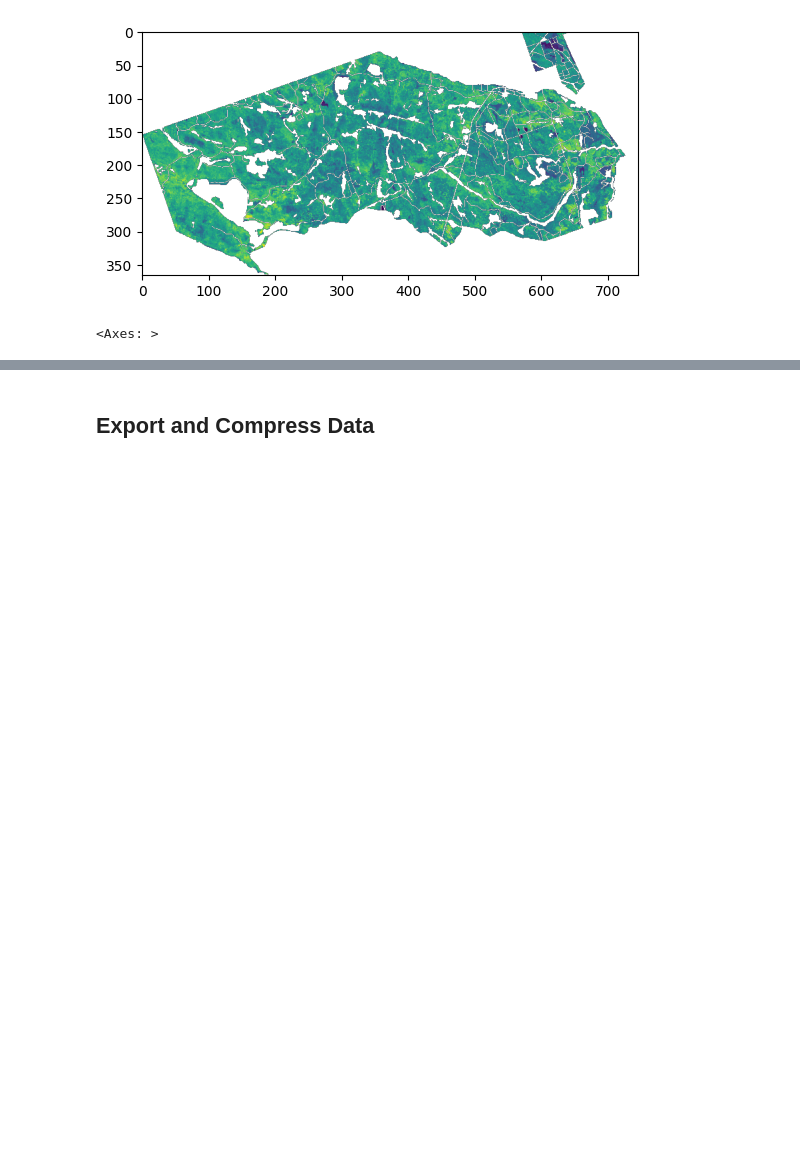
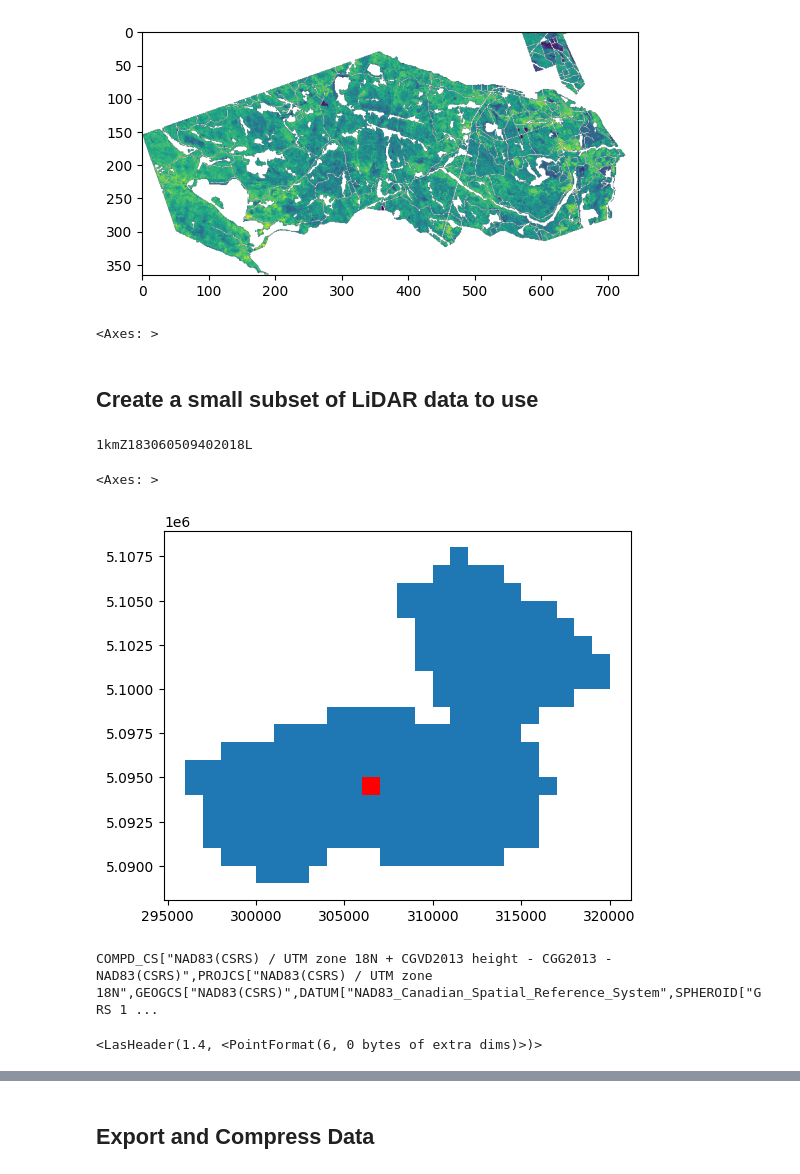
Before and after one commit to subornaa/Data-Analytics-Tutorials, a Jupyter notebook: preprocessing.ipynb, the cells around one changed output, grey strips where cells are left out. Drawn from its saved outputs; the diff is of its cells as text; code cells hidden in the pictures; blank space fills up the shorter version.

Commit message:
add draft of lidar processing code

```diff
--- a/preprocessing.ipynb
+++ b/preprocessing.ipynb
@@ -239,3 +242,42 @@ show(p99.values, cmap='viridis')
 # %% [output]
 [figure]
 <Axes: >
+# %% [markdown]
+## Create a small subset of LiDAR data to use
+# %%
+lidar_index = gpd.read_file(r'data/lidar/OMNRF_Petawawa_sheets_updated.shp')
+# %%
+target_refname = lidar_index['RefName_1'][74]
+
+print(target_refname)
+
+sub_gdf = lidar_index[lidar_index['RefName_1'] == target_refname].copy()
+
+ax = lidar_index.plot()
+
+sub_gdf.plot(ax=ax, color='red')
+# %% [output]
+1kmZ183060509402018L
+<Axes: >
+[figure, added]
+# %%
+import laspy
+
+# Read the laz file
+
+pc_fpath = r'data/lidar/1kmZ183060509402018L.laz'
+
+las = laspy.read(pc_fpath)
+
+crs = las.header.parse_crs()
+print(crs)
+
+# Get coords coordinates
+points = np.vstack([las.x, las.y, las.z]).transpose()
+# %% [output]
+COMPD_CS["NAD83(CSRS) / UTM zone 18N + CGVD2013 height - CGG2013 - NAD83(CSRS)",PROJCS["NAD83(CSRS) / UTM zone 18N",GEOGCS["NAD83(CSRS)",DATUM["NAD83_Canadian_Spatial_Reference_System",SPHEROID["GRS 1 ...
+# %%
+# Check header
+las.header
+# %% [output]
+<LasHeader(1.4, <PointFormat(6, 0 bytes of extra dims)>)>
```
Also changed, not shown: parts of 12 cells of this notebook, 2 other files.
